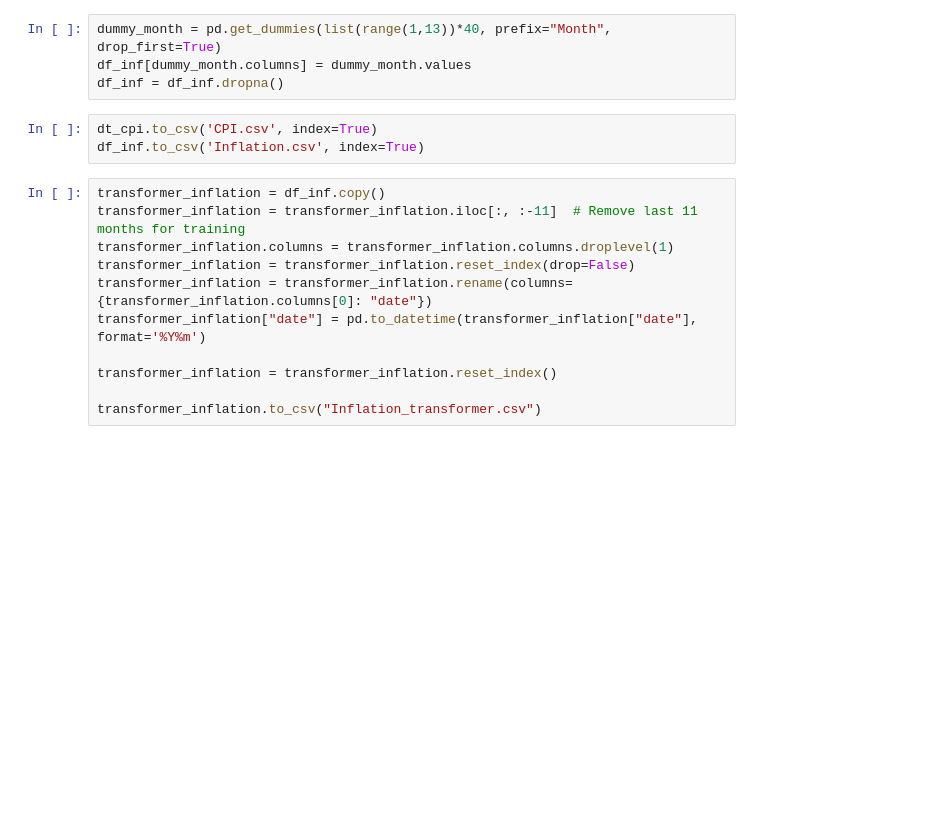
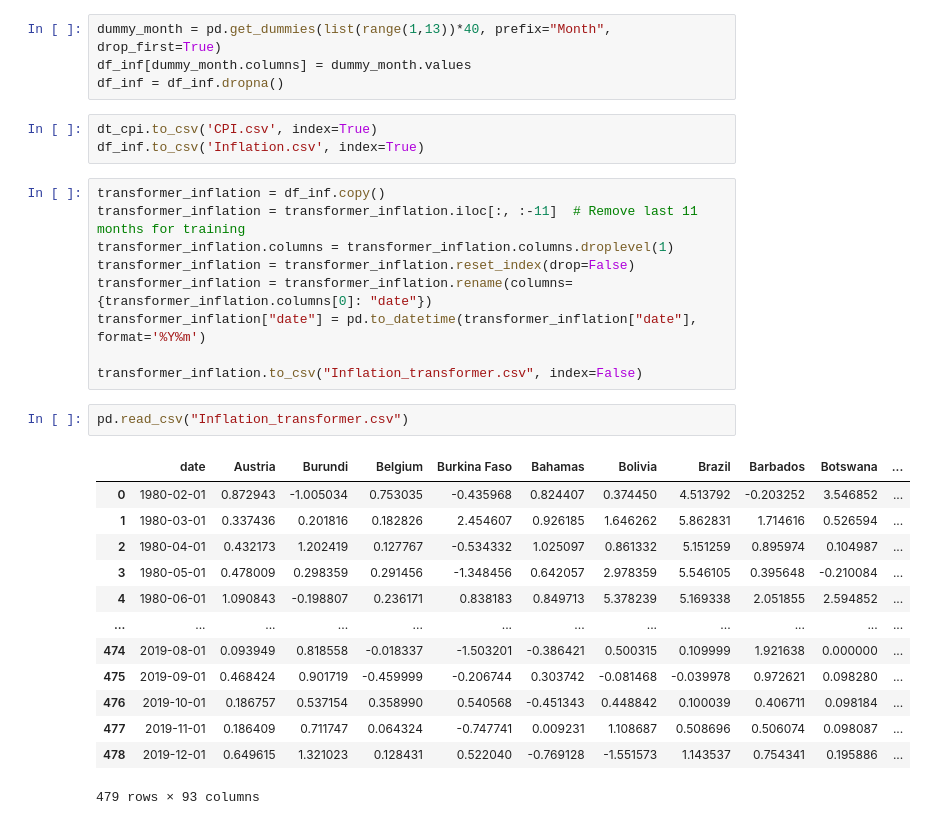
Before and after one commit to OleSahlholdt/Inflation_master_thesis, a Jupyter notebook: Data_Wrang.ipynb, the cells around one changed output. Cells and saved outputs as stored; diff of their text form; blank space fills up the shorter version.

```diff
--- a/Data_Wrang.ipynb
+++ b/Data_Wrang.ipynb
@@ -184,6 +184,20 @@ transformer_inflation = transformer_inflation.reset_index(drop=False)
 transformer_inflation = transformer_inflation.rename(columns={transformer_inflation.columns[0]: "date"})
 transformer_inflation["date"] = pd.to_datetime(transformer_inflation["date"], format='%Y%m')
 
-transformer_inflation = transformer_inflation.reset_index()
-
-transformer_inflation.to_csv("Inflation_transformer.csv")
+transformer_inflation.to_csv("Inflation_transformer.csv", index=False)
+# %%
+pd.read_csv("Inflation_transformer.csv")
+# %% [output]
+|  | date | Austria | Burundi | Belgium | Burkina Faso | Bahamas | Bolivia | Brazil | Barbados | Botswana | ... |
+| 0 | 1980-02-01 | 0.872943 | -1.005034 | 0.753035 | -0.435968 | 0.824407 | 0.374450 | 4.513792 | -0.203252 | 3.546852 | ... |
+| 1 | 1980-03-01 | 0.337436 | 0.201816 | 0.182826 | 2.454607 | 0.926185 | 1.646262 | 5.862831 | 1.714616 | 0.526594 | ... |
+| 2 | 1980-04-01 | 0.432173 | 1.202419 | 0.127767 | -0.534332 | 1.025097 | 0.861332 | 5.151259 | 0.895974 | 0.104987 | ... |
+| 3 | 1980-05-01 | 0.478009 | 0.298359 | 0.291456 | -1.348456 | 0.642057 | 2.978359 | 5.546105 | 0.395648 | -0.210084 | ... |
+| 4 | 1980-06-01 | 1.090843 | -0.198807 | 0.236171 | 0.838183 | 0.849713 | 5.378239 | 5.169338 | 2.051855 | 2.594852 | ... |
+| ... | ... | ... | ... | ... | ... | ... | ... | ... | ... | ... | ... |
+| 474 | 2019-08-01 | 0.093949 | 0.818558 | -0.018337 | -1.503201 | -0.386421 | 0.500315 | 0.109999 | 1.921638 | 0.000000 | ... |
+| 475 | 2019-09-01 | 0.468424 | 0.901719 | -0.459999 | -0.206744 | 0.303742 | -0.081468 | -0.039978 | 0.972621 | 0.098280 | ... |
+| 476 | 2019-10-01 | 0.186757 | 0.537154 | 0.358990 | 0.540568 | -0.451343 | 0.448842 | 0.100039 | 0.406711 | 0.098184 | ... |
+| 477 | 2019-11-01 | 0.186409 | 0.711747 | 0.064324 | -0.747741 | 0.009231 | 1.108687 | 0.508696 | 0.506074 | 0.098087 | ... |
+| 478 | 2019-12-01 | 0.649615 | 1.321023 | 0.128431 | 0.522040 | -0.769128 | -1.551573 | 1.143537 | 0.754341 | 0.195886 | ... |
+479 rows × 93 columns
```
Also changed, not shown: 2 other files.
